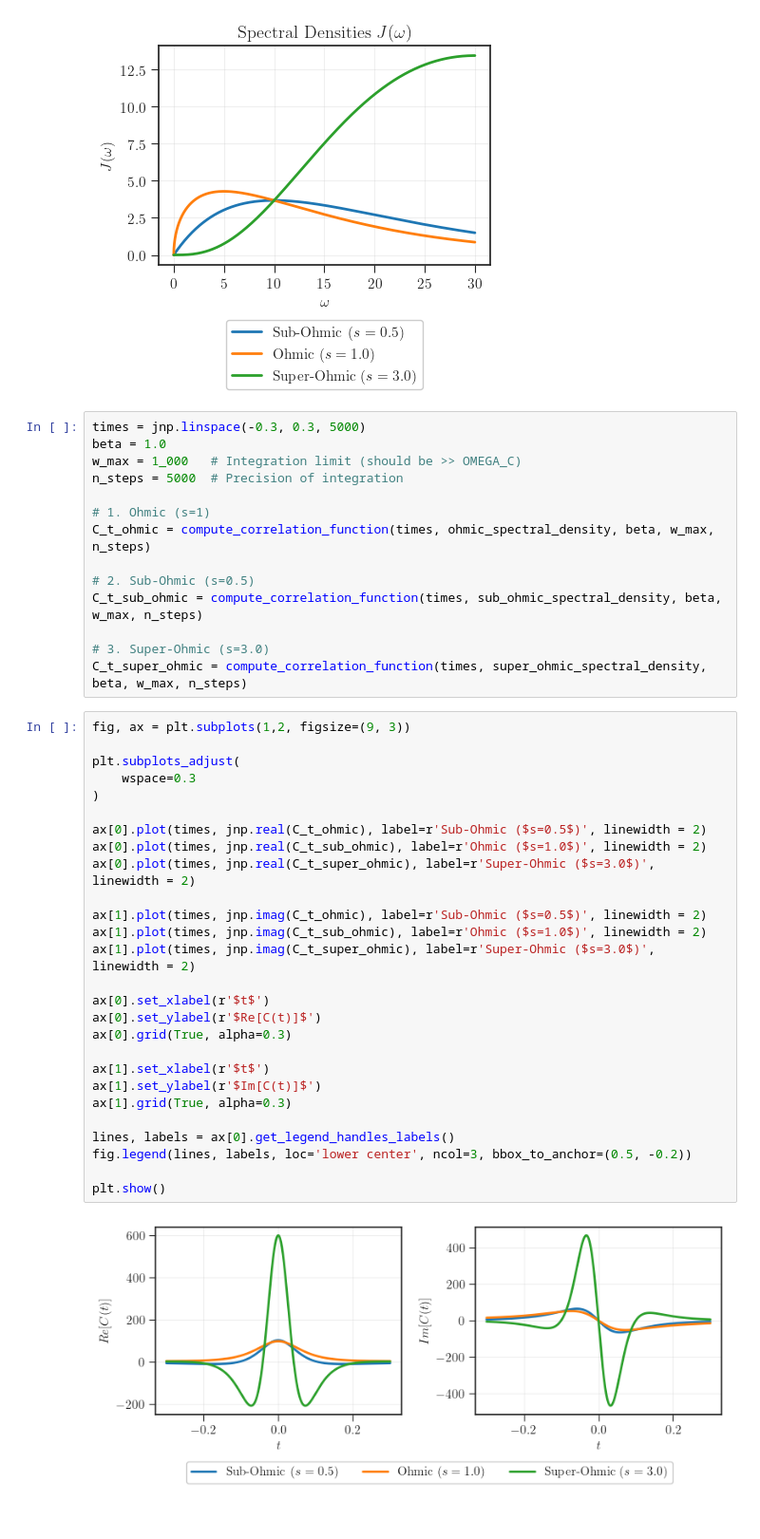
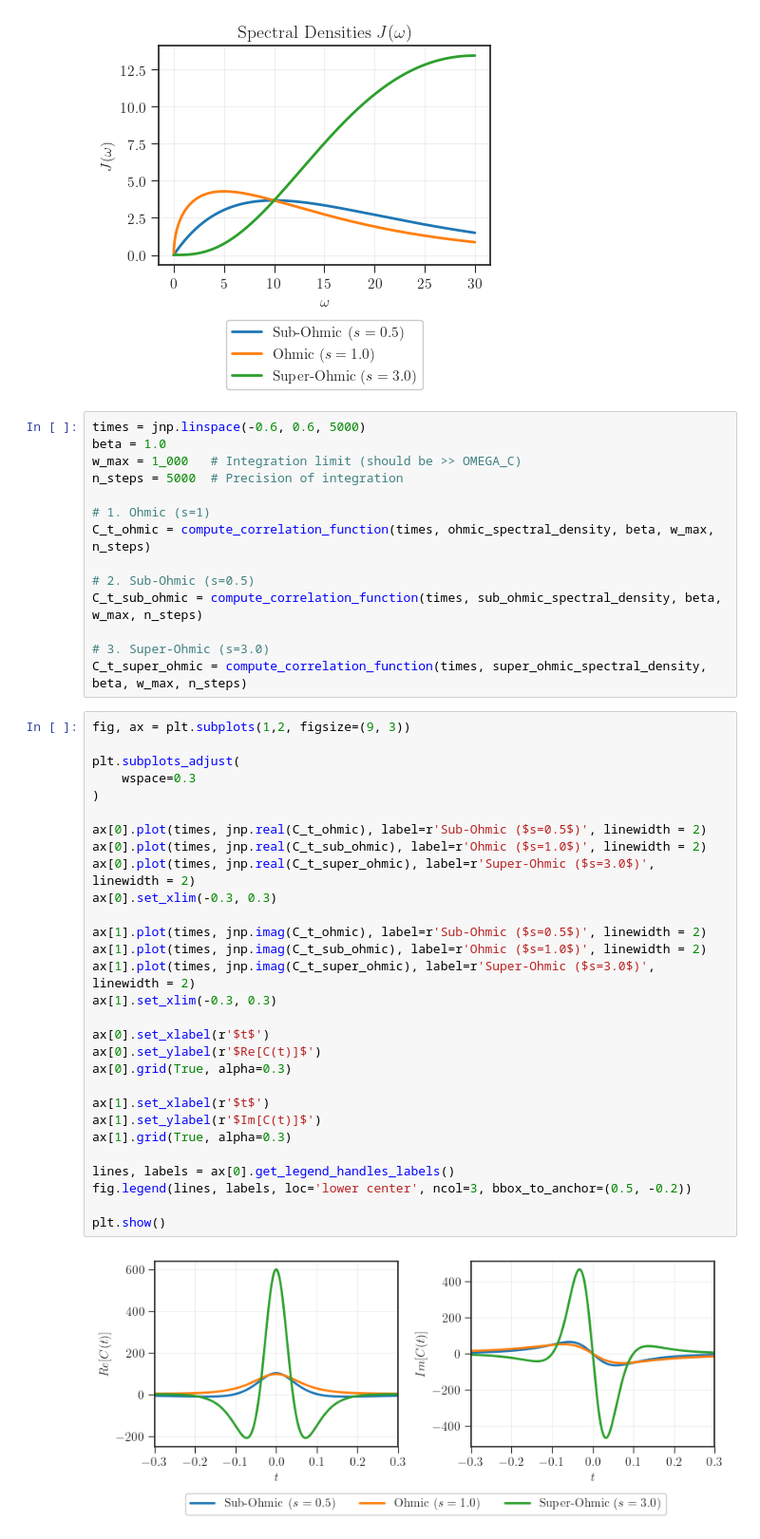
Before and after one commit to juardilag/twa_py, a Jupyter notebook: non-markovian_test.ipynb, the cells around one changed output. Shown at 95% size. Drawn from its saved outputs; the diff is of its cells as text.

```diff
--- a/non-markovian_test.ipynb
+++ b/non-markovian_test.ipynb
@@ -36,7 +36,7 @@ plt.show()
 # %% [output]
 [figure]
 # %%
-times = jnp.linspace(-0.3, 0.3, 5000)
+times = jnp.linspace(-0.6, 0.6, 5000)
 beta = 1.0
 w_max = 1_000   # Integration limit (should be >> OMEGA_C)
 n_steps = 5000  # Precision of integration
@@ -52,29 +52,31 @@ C_t_super_ohmic = compute_correlation_function(times, super_ohmic_spectral_densi
 # %%
 fig, ax = plt.subplots(1,2, figsize=(9, 3))
 
 plt.subplots_adjust(
     wspace=0.3
 )
 
 ax[0].plot(times, jnp.real(C_t_ohmic), label=r'Sub-Ohmic ($s=0.5$)', linewidth = 2)
 ax[0].plot(times, jnp.real(C_t_sub_ohmic), label=r'Ohmic ($s=1.0$)', linewidth = 2)
 ax[0].plot(times, jnp.real(C_t_super_ohmic), label=r'Super-Ohmic ($s=3.0$)', linewidth = 2)
+ax[0].set_xlim(-0.3, 0.3)
 
 ax[1].plot(times, jnp.imag(C_t_ohmic), label=r'Sub-Ohmic ($s=0.5$)', linewidth = 2)
 ax[1].plot(times, jnp.imag(C_t_sub_ohmic), label=r'Ohmic ($s=1.0$)', linewidth = 2)
 ax[1].plot(times, jnp.imag(C_t_super_ohmic), label=r'Super-Ohmic ($s=3.0$)', linewidth = 2)
+ax[1].set_xlim(-0.3, 0.3)
 
 ax[0].set_xlabel(r'$t$')
 ax[0].set_ylabel(r'$Re[C(t)]$')
 ax[0].grid(True, alpha=0.3)
 
 ax[1].set_xlabel(r'$t$')
 ax[1].set_ylabel(r'$Im[C(t)]$')
 ax[1].grid(True, alpha=0.3)
 
 lines, labels = ax[0].get_legend_handles_labels()
 fig.legend(lines, labels, loc='lower center', ncol=3, bbox_to_anchor=(0.5, -0.2))
 
 plt.show()
 # %% [output]
-[figure, old version]
+[figure, new version]
```
Also changed, not shown: parts of 14 cells of this notebook.
